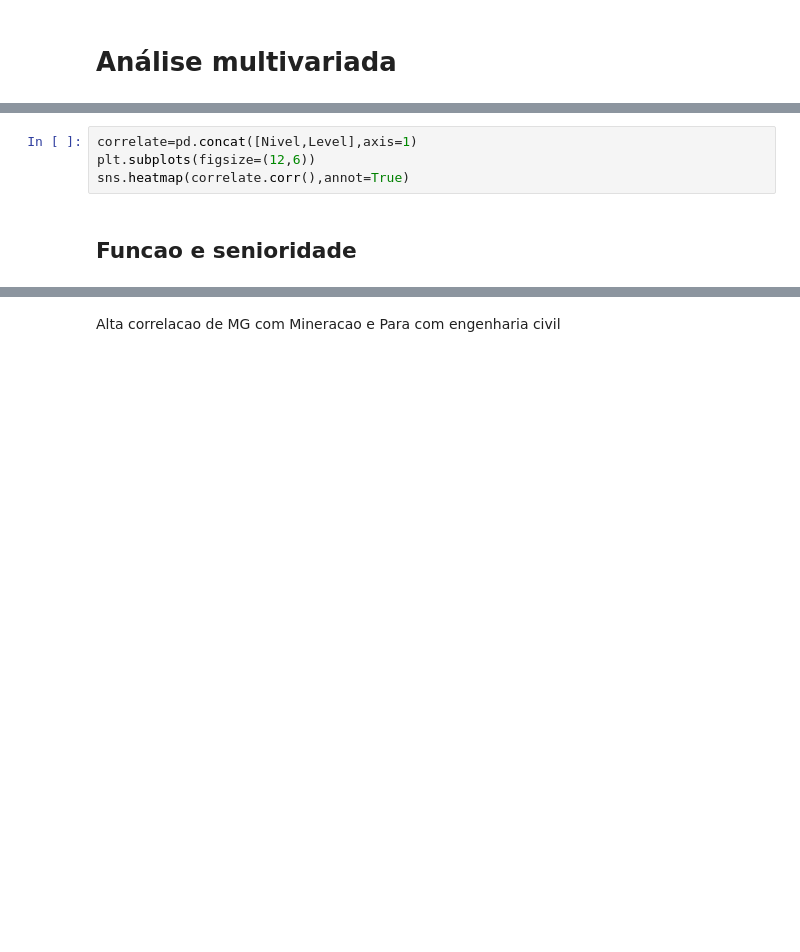
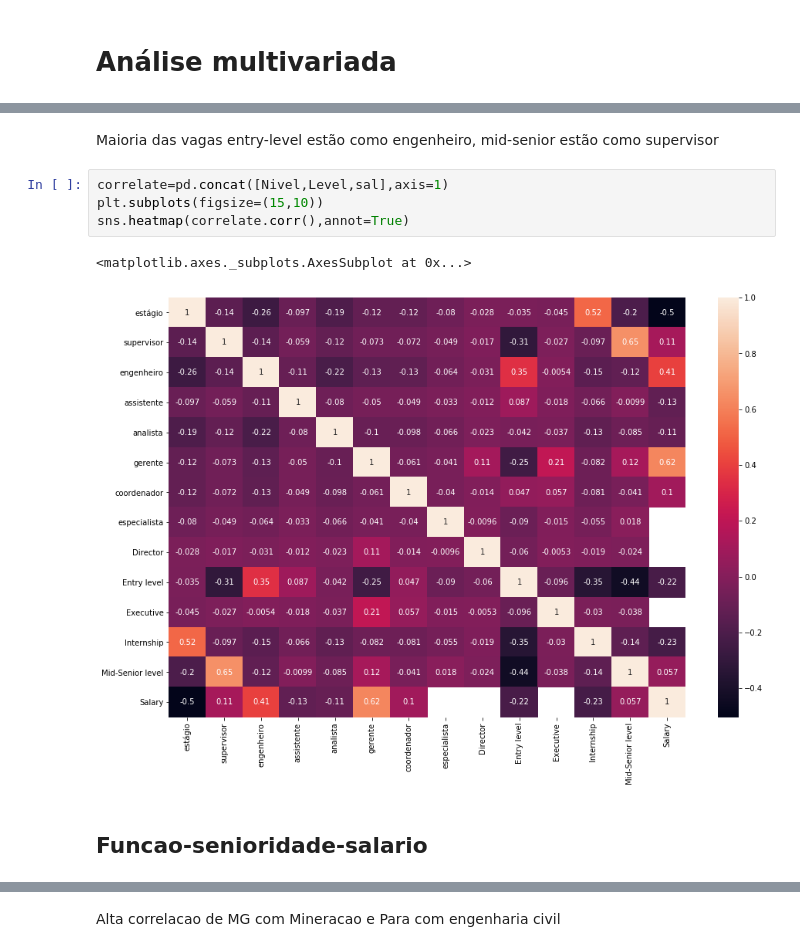
Before and after one commit to marcellohro-hub/Linkedin_scraping-and-analysis, a Jupyter notebook: Analysis.ipynb, the cells around one changed output, grey strips where cells are left out. Cells and saved outputs as stored; diff of their text form; blank space fills up the shorter version.

```diff
--- a/Analysis.ipynb
+++ b/Analysis.ipynb
@@ -581,7 +613,12 @@ sns.heatmap(correlate.corr(),annot=True)
+# %% [markdown]
+Maioria das vagas entry-level estão como engenheiro, mid-senior estão como supervisor
 # %%
-correlate=pd.concat([Nivel,Level],axis=1)
-plt.subplots(figsize=(12,6))
+correlate=pd.concat([Nivel,Level,sal],axis=1)
+plt.subplots(figsize=(15,10))
 sns.heatmap(correlate.corr(),annot=True)
+# %% [output]
+<matplotlib.axes._subplots.AxesSubplot at 0x...>
+[figure, added]
 # %% [markdown]
-## Funcao e senioridade
+## Funcao-senioridade-salario
 # %%
```
Also changed, not shown: parts of 27 cells of this notebook, 1 other file.
